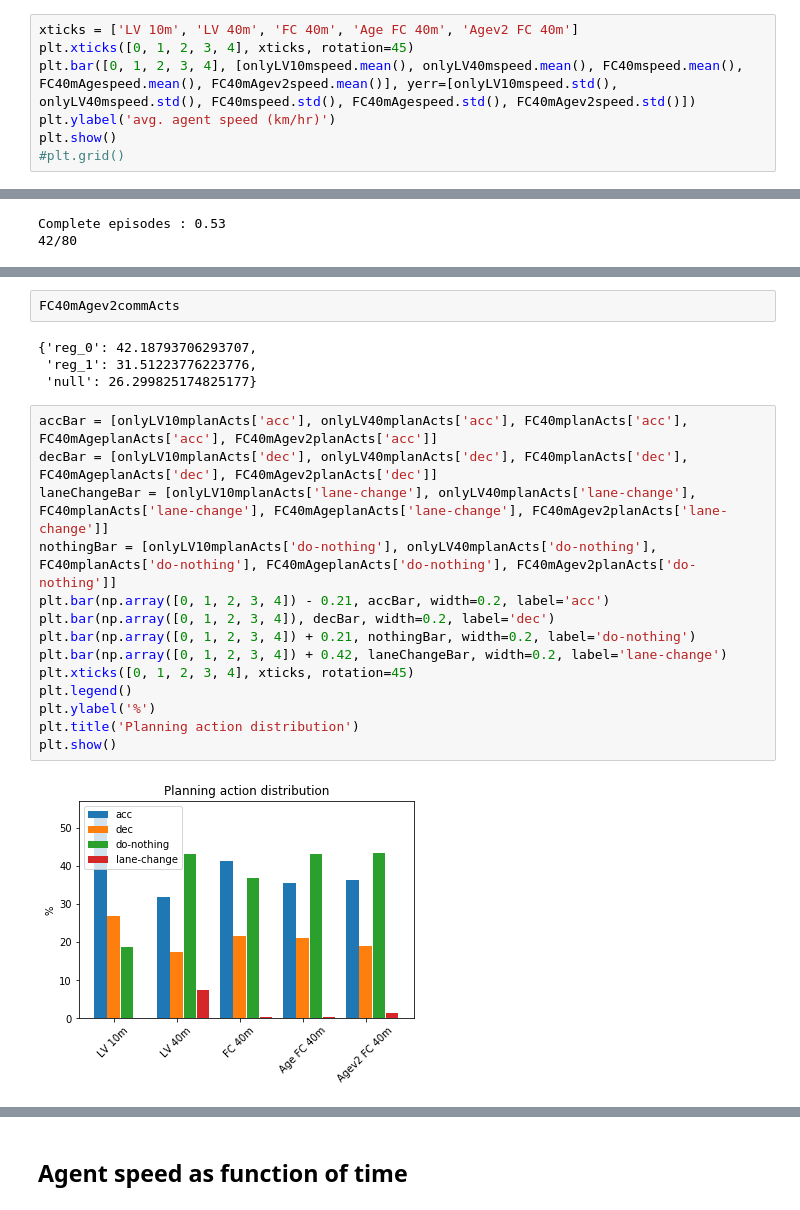
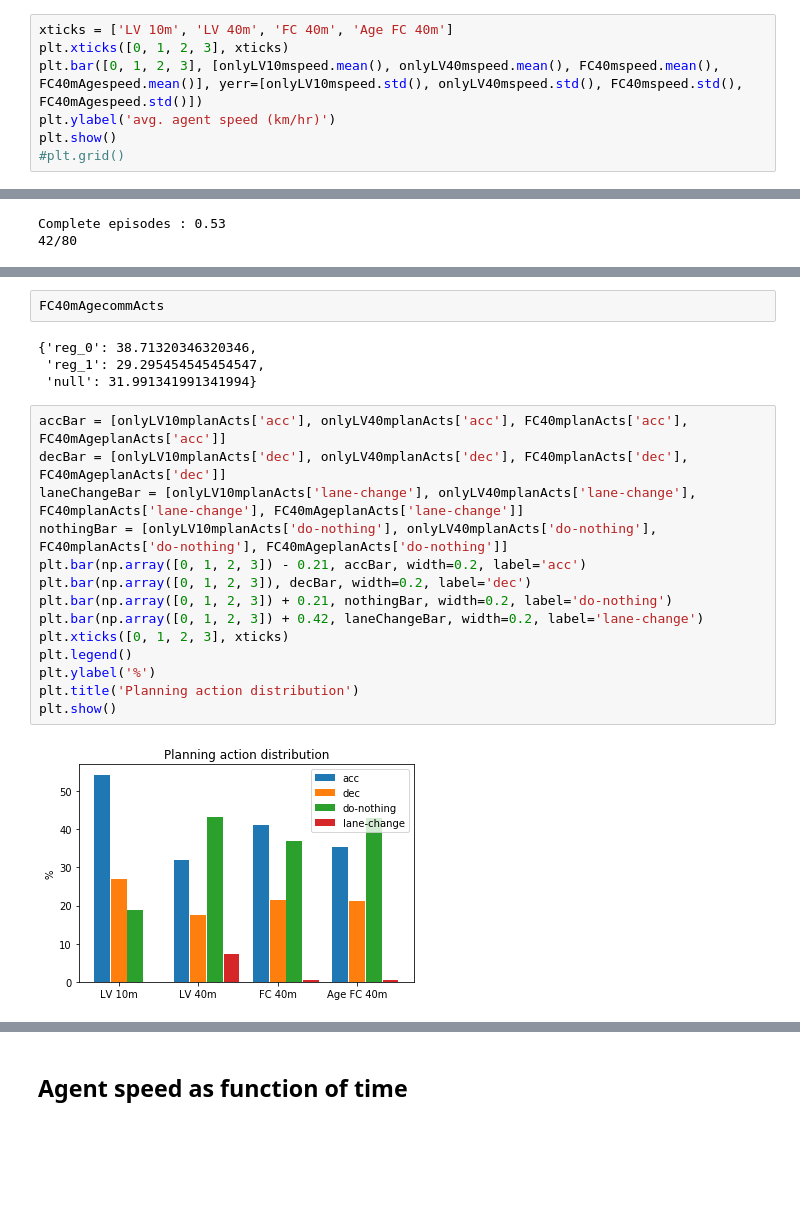
Before and after one commit to mynkpl1998/upgraded-octo-lamp, a Jupyter notebook: extras/analysis/homogeneous-with-tf.ipynb, the cells around one changed output, grey strips where cells are left out. Saved outputs shown, nothing was run; the diff lists cells and outputs as text; blank space fills up the shorter version.

```diff
--- a/extras/analysis/homogeneous-with-tf.ipynb
+++ b/extras/analysis/homogeneous-with-tf.ipynb
@@ -116,7 +107,7 @@ Complete episodes : 0.65
 # %%
-xticks = ['LV 10m', 'LV 40m', 'FC 40m', 'Age FC 40m', 'Agev2 FC 40m']
-plt.xticks([0, 1, 2, 3, 4], xticks, rotation=45)
-plt.bar([0, 1, 2, 3, 4], [onlyLV10mspeed.mean(), onlyLV40mspeed.mean(), FC40mspeed.mean(), FC40mAgespeed.mean(), FC40mAgev2speed.mean()], yerr=[onlyLV10mspeed.std(), onlyLV40mspeed.std(), FC40mspeed.std(), FC40mAgespeed.std(), FC40mAgev2speed.std()])
+xticks = ['LV 10m', 'LV 40m', 'FC 40m', 'Age FC 40m']
+plt.xticks([0, 1, 2, 3], xticks)
+plt.bar([0, 1, 2, 3], [onlyLV10mspeed.mean(), onlyLV40mspeed.mean(), FC40mspeed.mean(), FC40mAgespeed.mean()], yerr=[onlyLV10mspeed.std(), onlyLV40mspeed.std(), FC40mspeed.std(), FC40mAgespeed.std()])
 plt.ylabel('avg. agent speed (km/hr)')
 plt.show()
 #plt.grid()
@@ -255,23 +239,23 @@ Complete episodes : 0.65
-# %%
-FC40mAgev2commActs
-# %% [output]
-{'reg_0': 42.18793706293707,
- 'reg_1': 31.51223776223776,
- 'null': 26.299825174825177}
+# %%
+FC40mAgecommActs
+# %% [output]
+{'reg_0': 38.71320346320346,
+ 'reg_1': 29.295454545454547,
+ 'null': 31.991341991341994}
 # %%
-accBar = [onlyLV10mplanActs['acc'], onlyLV40mplanActs['acc'], FC40mplanActs['acc'], FC40mAgeplanActs['acc'], FC40mAgev2planActs['acc']]
-decBar = [onlyLV10mplanActs['dec'], onlyLV40mplanActs['dec'], FC40mplanActs['dec'], FC40mAgeplanActs['dec'], FC40mAgev2planActs['dec']]
-laneChangeBar = [onlyLV10mplanActs['lane-change'], onlyLV40mplanActs['lane-change'], FC40mplanActs['lane-change'], FC40mAgeplanActs['lane-change'], FC40mAgev2planActs['lane-change']]
-nothingBar = [onlyLV10mplanActs['do-nothing'], onlyLV40mplanActs['do-nothing'], FC40mplanActs['do-nothing'], FC40mAgeplanActs['do-nothing'], FC40mAgev2planActs['do-nothing']]
-plt.bar(np.array([0, 1, 2, 3, 4]) - 0.21, accBar, width=0.2, label='acc')
-plt.bar(np.array([0, 1, 2, 3, 4]), decBar, width=0.2, label='dec')
-plt.bar(np.array([0, 1, 2, 3, 4]) + 0.21, nothingBar, width=0.2, label='do-nothing')
-plt.bar(np.array([0, 1, 2, 3, 4]) + 0.42, laneChangeBar, width=0.2, label='lane-change')
-plt.xticks([0, 1, 2, 3, 4], xticks, rotation=45)
+accBar = [onlyLV10mplanActs['acc'], onlyLV40mplanActs['acc'], FC40mplanActs['acc'], FC40mAgeplanActs['acc']]
+decBar = [onlyLV10mplanActs['dec'], onlyLV40mplanActs['dec'], FC40mplanActs['dec'], FC40mAgeplanActs['dec']]
+laneChangeBar = [onlyLV10mplanActs['lane-change'], onlyLV40mplanActs['lane-change'], FC40mplanActs['lane-change'], FC40mAgeplanActs['lane-change']]
+nothingBar = [onlyLV10mplanActs['do-nothing'], onlyLV40mplanActs['do-nothing'], FC40mplanActs['do-nothing'], FC40mAgeplanActs['do-nothing']]
+plt.bar(np.array([0, 1, 2, 3]) - 0.21, accBar, width=0.2, label='acc')
+plt.bar(np.array([0, 1, 2, 3]), decBar, width=0.2, label='dec')
+plt.bar(np.array([0, 1, 2, 3]) + 0.21, nothingBar, width=0.2, label='do-nothing')
+plt.bar(np.array([0, 1, 2, 3]) + 0.42, laneChangeBar, width=0.2, label='lane-change')
+plt.xticks([0, 1, 2, 3], xticks)
 plt.legend()
 plt.ylabel('%')
 plt.title('Planning action distribution')
 plt.show()
 # %% [output]
-[figure, old version]
+[figure, new version]
 # %%
```
Also changed, not shown: parts of 9 cells of this notebook.
